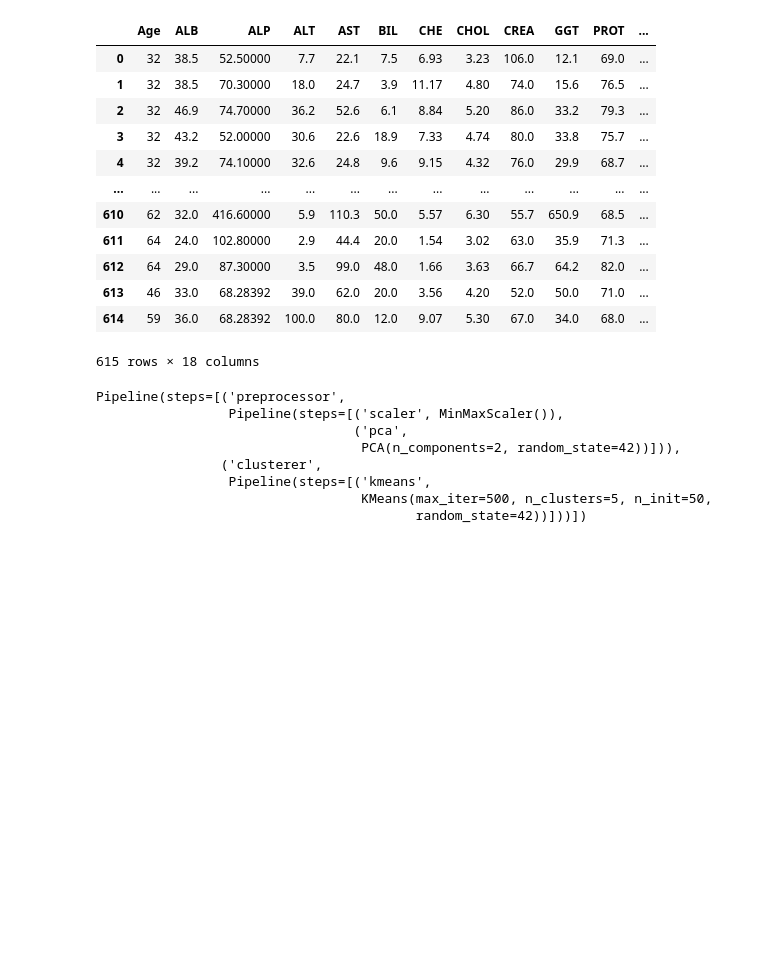
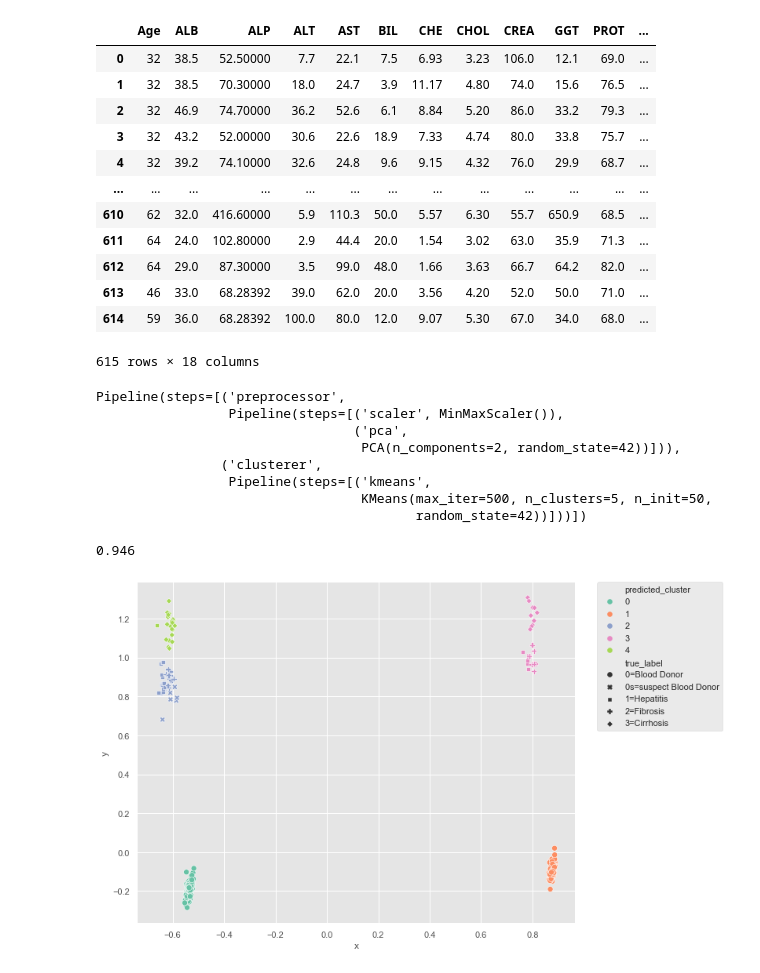
Before and after one commit to Omuk/Reborn, a Jupyter notebook: Data Practice/Practice_Field.ipynb, the cells around one changed output. Cells and saved outputs as stored; diff of their text form; code cells hidden in the pictures; blank space fills up the shorter version.

Commit message:
data

```diff
--- a/Data Practice/Practice_Field.ipynb
+++ b/Data Practice/Practice_Field.ipynb
@@ -122,14 +126,9 @@ memory usage: 72.1+ KB
 # %%
-data = data.drop(columns=['Unnamed: 0'])
-
-le = LabelEncoder()
-
 y = data.Category
 
-true_label = le.fit_transform(y)
+y_true = le.fit_transform(y)
 
 data = pd.get_dummies(data, dtype=float)
-
 data
 # %% [output]
 |  | Age | ALB | ALP | ALT | AST | BIL | CHE | CHOL | CREA | GGT | PROT | ... |
@@ -190,3 +189,12 @@ Pipeline(steps=[('preprocessor',
                  Pipeline(steps=[('kmeans',
                                   KMeans(max_iter=500, n_clusters=5, n_init=50,
                                          random_state=42))]))])
+# %%
+preprocessed_data = pipe['preprocessor'].transform(data)
+predicted_labels = pipe['clusterer']['kmeans'].labels_
+
+sil_scr = silhouette_score(preprocessed_data, predicted_labels)
+
+sil_scr.round(3)
+# %% [output]
+0.946
@@ -192,0 +204,27 @@ Pipeline(steps=[('preprocessor',
+# %%
+pcdaf = pd.DataFrame(
+    preprocessed_data,
+    columns=['x', 'y']
+)
+
+pcdaf['predicted_cluster'] = predicted_labels
+pcdaf['true_label'] = le.inverse_transform(y_true)
+
+plt.figure(figsize=(10,8))
+
+scat = sns.scatterplot(
+    data = pcdaf,
+    x = 'x',
+    y='y',
+    s=50,
+    hue='predicted_cluster',
+    style='true_label',
+    palette='Set2',
+
+)
+
+plt.legend(bbox_to_anchor=(1.05,1), loc=2, borderaxespad=0.0)
+
+plt.show()
+# %% [output]
+[figure, added]
```
Also changed, not shown: parts of 6 cells of this notebook, 1 other file.
